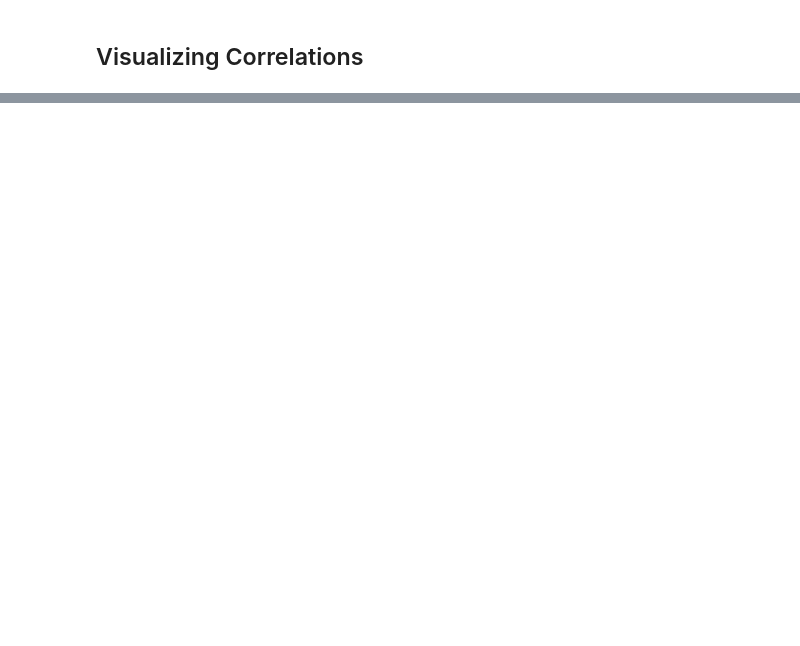
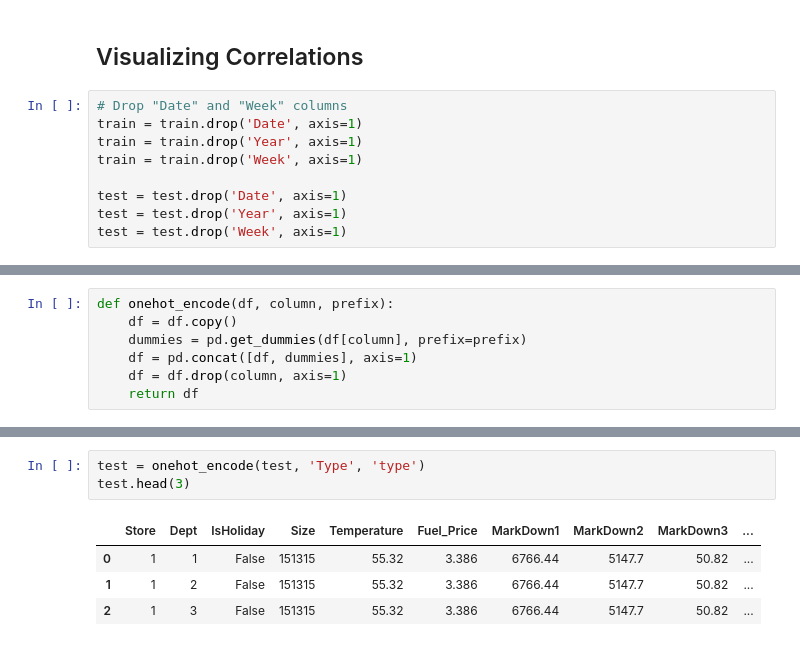
Before and after one commit to alyslma/walmart-sales-forecasting, a Jupyter notebook: WalmartSalesPrediction.ipynb, the cells around one changed output, grey strips where cells are left out. Cells and saved outputs as stored; diff of their text form; blank space fills up the shorter version.

Commit message:
encode categorical data to numbers

```diff
--- a/WalmartSalesPrediction.ipynb
+++ b/WalmartSalesPrediction.ipynb
@@ -539,3 +539,12 @@ test.loc[test.Week==51].head()
 | 507 | 1 | 5 | 2012-12-21 | True | A | 151315 | 56.02 | 3.098 | 8231.71 | 0.0 | ... |
 # %% [markdown]
 ## Visualizing Correlations
+# %%
+# Drop "Date" and "Week" columns
+train = train.drop('Date', axis=1)
+train = train.drop('Year', axis=1)
+train = train.drop('Week', axis=1)
+
+test = test.drop('Date', axis=1)
+test = test.drop('Year', axis=1)
+test = test.drop('Week', axis=1)
@@ -541,0 +553,7 @@ test.loc[test.Week==51].head()
+# %%
+def onehot_encode(df, column, prefix):
+    df = df.copy()
+    dummies = pd.get_dummies(df[column], prefix=prefix)
+    df = pd.concat([df, dummies], axis=1)
+    df = df.drop(column, axis=1)
+    return df
@@ -541,0 +568,8 @@ test.loc[test.Week==51].head()
+# %%
+test = onehot_encode(test, 'Type', 'type')
+test.head(3)
+# %% [output]
+|  | Store | Dept | IsHoliday | Size | Temperature | Fuel_Price | MarkDown1 | MarkDown2 | MarkDown3 | ... |
+| 0 | 1 | 1 | False | 151315 | 55.32 | 3.386 | 6766.44 | 5147.7 | 50.82 | ... |
+| 1 | 1 | 2 | False | 151315 | 55.32 | 3.386 | 6766.44 | 5147.7 | 50.82 | ... |
+| 2 | 1 | 3 | False | 151315 | 55.32 | 3.386 | 6766.44 | 5147.7 | 50.82 | ... |
```
Also changed, not shown: parts of 4 cells of this notebook.
